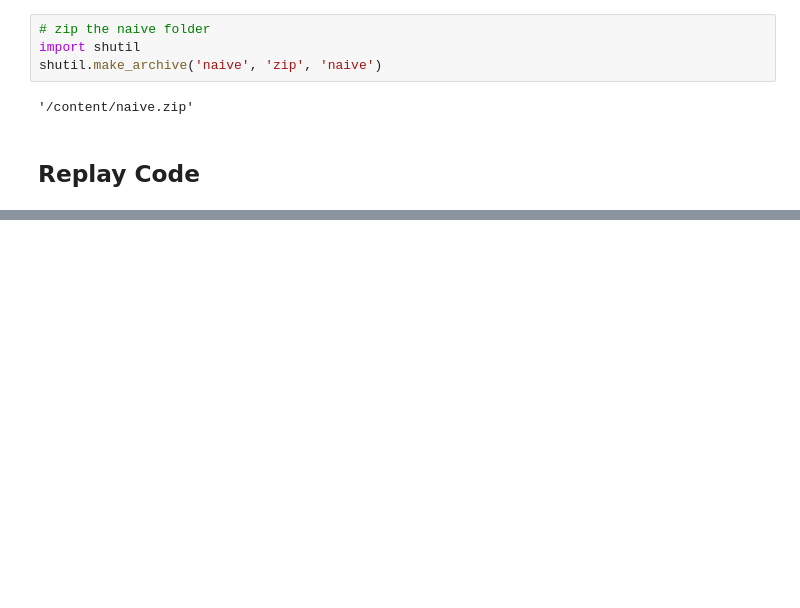
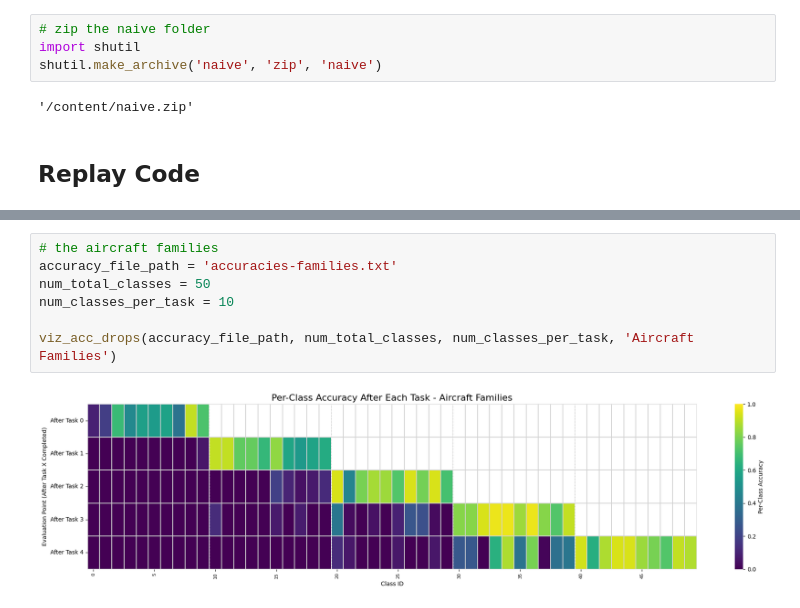
Before and after one commit to avelynkwong/fg-continual-learning, a Jupyter notebook: eda2_train_new_task.ipynb, the cells around one changed output, grey strips where cells are left out. Saved outputs shown, nothing was run; the diff lists cells and outputs as text; blank space fills up the shorter version.

```diff
--- a/eda2_train_new_task.ipynb
+++ b/eda2_train_new_task.ipynb
@@ -1117,0 +901,9 @@ print("\nContinual learning loop finished.")
+# %%
+# the aircraft families
+accuracy_file_path = 'accuracies-families.txt'
+num_total_classes = 50
+num_classes_per_task = 10
+
+viz_acc_drops(accuracy_file_path, num_total_classes, num_classes_per_task, 'Aircraft Families')
+# %% [output]
+[figure, added]
```
Also changed, not shown: parts of 26 cells of this notebook.
